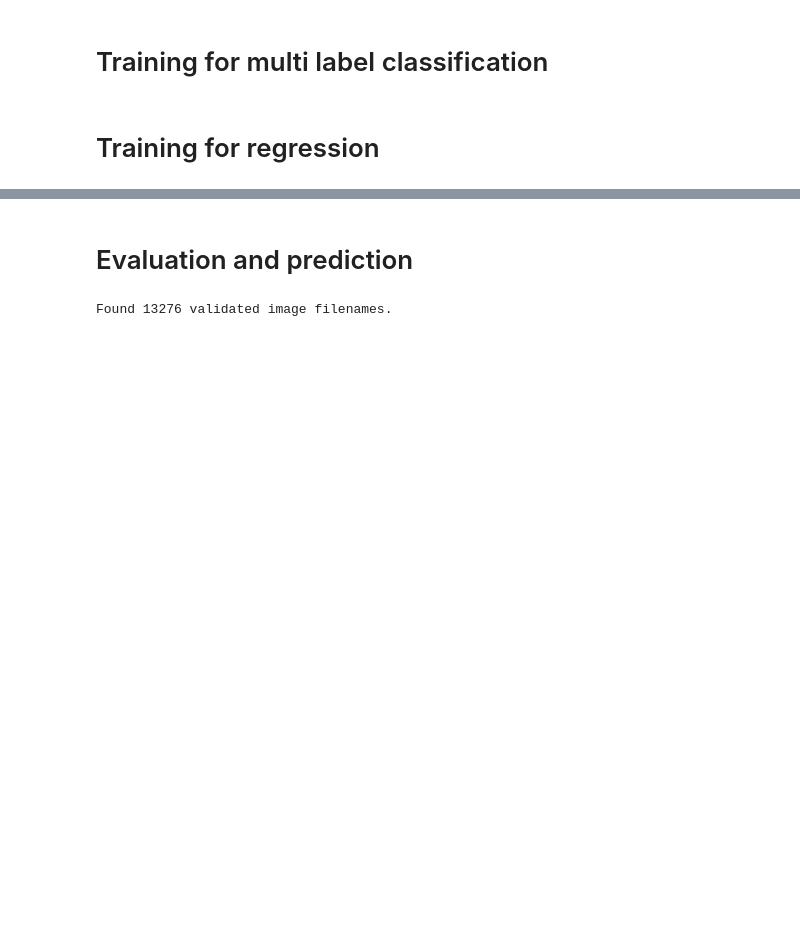
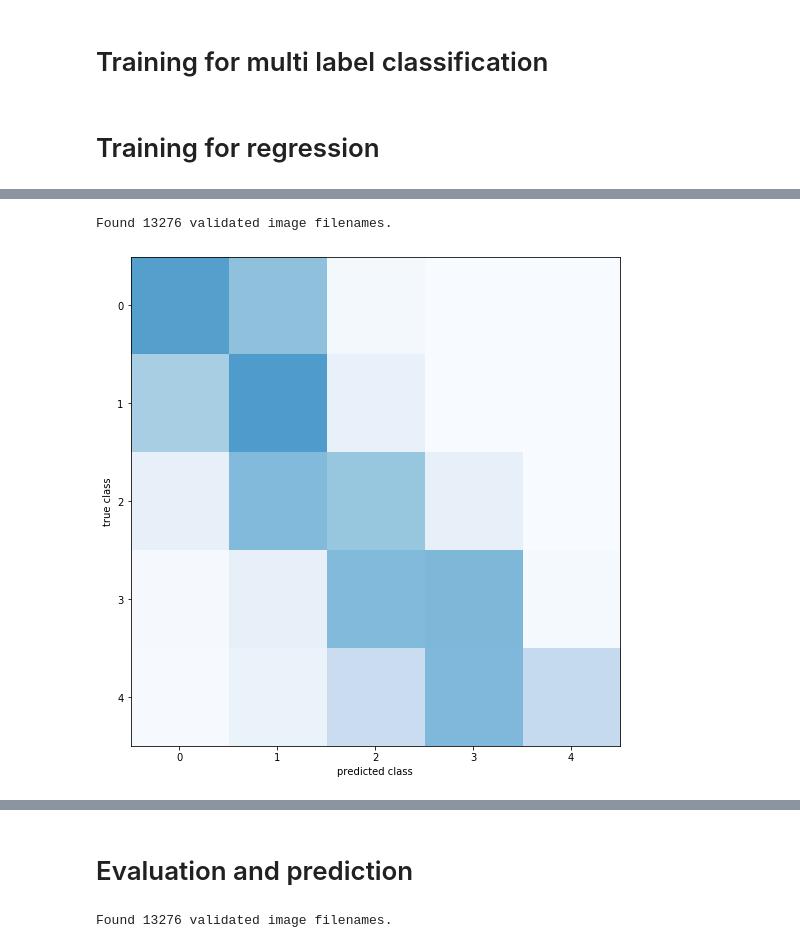
Before and after one commit to SaizFerri/diabetic-retinopathy-detection, a Jupyter notebook: model/ResNet_50.ipynb, the cells around one changed output, grey strips where cells are left out. Drawn from its saved outputs; the diff is of its cells as text; code cells hidden in the pictures; blank space fills up the shorter version.

Commit message:
feat: fix model

```diff
--- a/model/ResNet_50.ipynb
+++ b/model/ResNet_50.ipynb
@@ -268,7 +270,7 @@ class ResNet():
         activation +=3
 
     self._layers.append(layers.GlobalAveragePooling2D(name='avg_pool'))
-    self._layers.append(layers.Dense(self.classes, activation='softmax', name='fc'))
+    # self._layers.append(layers.Dense(self.classes, activation='softmax', name='fc'))
 
   def __call__(self, input_tensor):
     self.__build()
@@ -432,8 +418,8 @@ plt.xticks(classes)
   iaa.Multiply((0.9, 1.5)),
 ], random_order=True)
 # %%
-BATCH_SIZE = 4
-IMG_SIZE = 512
+BATCH_SIZE = 32
+IMG_SIZE = 384
 
 datagen = keras.preprocessing.image.ImageDataGenerator(
     preprocessing_function=lambda img: np.clip(aug_seq.augment_image(img) / 255.0, 0, 1))
@@ -449,7 +435,7 @@ train_generator = datagen.flow_from_dataframe(
     validate_filenames=True)
 
 validation_generator = datagen.flow_from_dataframe(
-    dataframe=test_df,
+    dataframe=test_df.iloc[:len(test_df)//3],
     x_col='image',
     y_col='level',
     class_mode='raw',
@@ -469,6 +455,8 @@ diabetic_regression_weights = f'{DATASET_PATH}checkpoints/resnet50_dense_regress
 checkpoint_path = f'{DATASET_PATH}checkpoints/resnet50_dense_regression_checkpoint_384.h5'
 # weights of las training with 512x512 images
 checkpoint_high_path = f'{DATASET_PATH}checkpoints/resnet50_dense_regression_checkpoint_512.h5'
+# last checkpoint
+last_checkpoint = f'{DATASET_PATH}checkpoints/resnet50_dense_regression_last.h5'
 # %% [markdown]
 # Training for multi label classification
 # %%
@@ -524,0 +533,9 @@ model.load_weights(f'{DATASET_PATH}checkpoints/resnet50_dense_regression_checkpo
+# %%
+model.compile(optimizer=keras.optimizers.Adam(learning_rate=0.00001), loss='mse', metrics=['mae', 'accuracy', KappaMetric()])
+model.fit(train_generator,
+          epochs=30,
+          initial_epoch=6,
+          validation_data=validation_generator,
+          callbacks=[checkpoint, hs_callback],
+          max_queue_size=16,
+          workers=4, use_multiprocessing=False)
@@ -524,0 +556,58 @@ model.load_weights(f'{DATASET_PATH}checkpoints/resnet50_dense_regression_checkpo
+# %%
+test_generator = datagen.flow_from_dataframe(
+    dataframe=test_df,
+    x_col='image',
+    y_col='level',
+    class_mode='raw',
+    shuffle=False,
+    batch_size=BATCH_SIZE*2,
+    target_size=(IMG_SIZE, IMG_SIZE),
+    directory=DATA_PATH,
+    validate_filenames=True)
+
+def classify(x):
+  if x < 0.5:
+      return 0
+  elif x < 1.5:
+      return 1
+  elif x < 2.5:
+      return 2
+  elif x < 3.5:
+      return 3
+  return 4
+
+#model = create_model(img_size=300)
+#model.load_weights(fname)
+
+progbar = tf.keras.utils.Progbar(len(test_generator))
+
+y_predicted, y_true = [], []
+for i in range(len(test_generator)):
+  x, true_y = test_generator[i]
+  predictions = model.predict(x, workers=2)
+
+  del x
+
+  for j in range(len(predictions)):
+    y_predicted.append(int(classify(predictions[j])))
+    y_true.append(int(true_y[j]))
+
+  progbar.update(i)
+
+# np.set_printoptions(precision=4, suppress=True)
+# print(confusion_matrix.astype(float) / confusion_matrix.sum(axis=1)[:, np.newaxis])
+# %% [output]
+Found 13276 validated image filenames.
+# %%
+confusion_matrix = np.zeros((5, 5))
+
+for i in range(len(y_predicted)):
+  confusion_matrix[y_true[i], y_predicted[i]] += 1
+
+fig, ax = plt.subplots(figsize=(9, 9))
+ax.imshow(confusion_matrix.astype(float) / confusion_matrix.sum(axis=1)[:, np.newaxis], cmap = plt.cm.Blues, vmax=1.0, vmin=0.0)
+ax.set_xlabel('predicted class')
+ax.set_ylabel('true class')
+fig.show()
+# %% [output]
+[figure, added]
```
Also changed, not shown: parts of 11 cells of this notebook.
